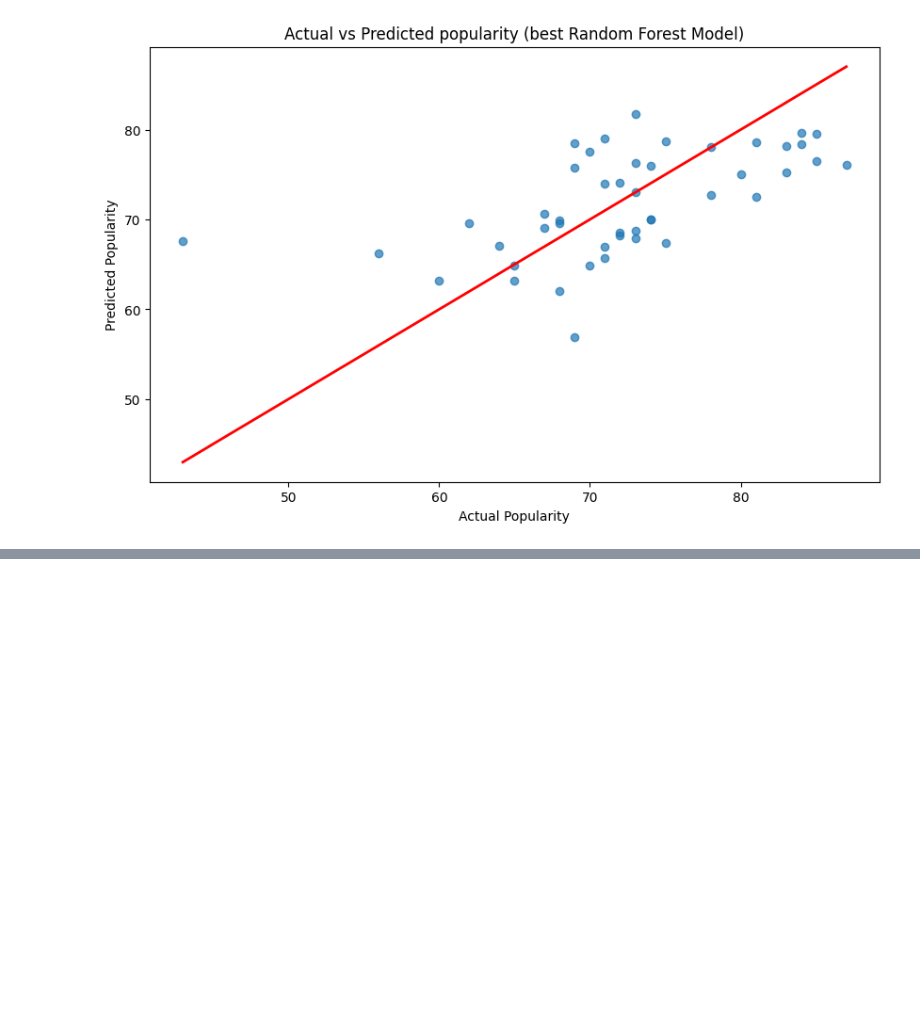
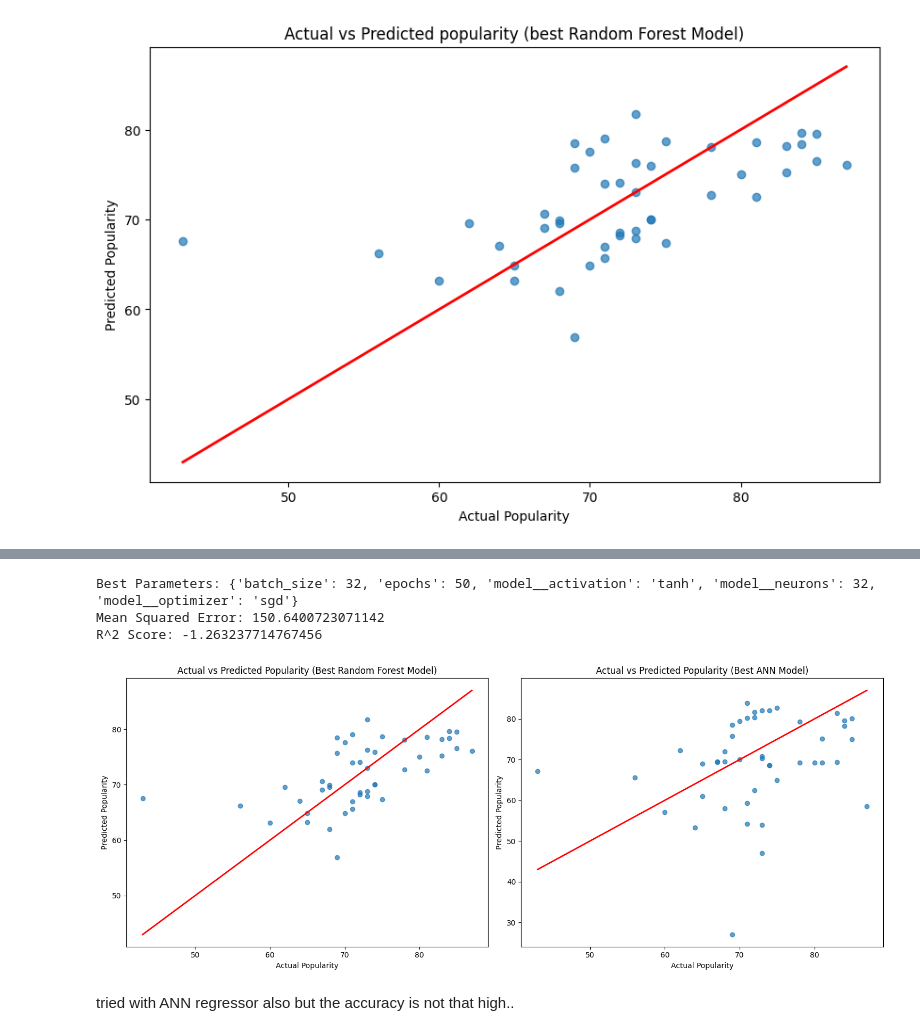
Before and after one commit to parjun585/ML_Regression-Projects-, a Jupyter notebook: Music Popularity Prediction/Music popularity predictions.ipynb, the cells around one changed output, grey strips where cells are left out. Drawn from its saved outputs; the diff is of its cells as text; code cells hidden in the pictures; blank space fills up the shorter version.

```diff
--- a/Music Popularity Prediction/Music popularity predictions.ipynb
+++ b/Music Popularity Prediction/Music popularity predictions.ipynb
@@ -211,0 +338,49 @@ plt.show()
+# %%
+bestparams = gridsearch_ann.best_params_
+best_ann_model = gridsearch_ann.best_estimator_
+
+# Make predictions
+y_pred_best_ann = best_ann_model.predict(X_test_scaled)
+
+# Optional: Evaluate the model
+mse = mean_squared_error(y_test, y_pred_best_ann)
+r2 = r2_score(y_test, y_pred_best_ann)
+
+print(f"Best Parameters: {bestparams}")
+print(f"Mean Squared Error: {mse}")
+print(f"R^2 Score: {r2}")
+# %% [output]
+Best Parameters: {'batch_size': 32, 'epochs': 50, 'model__activation': 'tanh', 'model__neurons': 32, 'model__optimizer': 'sgd'}
+Mean Squared Error: 150.6400723071142
+R^2 Score: -1.263237714767456
+# %%
+import matplotlib.pyplot as plt
+
+# Make predictions
+y_pred_best_rf = best_rf_model.predict(X_test_scaled)
+y_pred_best_ann = best_ann_model.predict(X_test_scaled)
+
+# Create subplots
+fig, axs = plt.subplots(1, 2, figsize=(15, 6))
+
+# Random Forest Model
+axs[0].scatter(y_test, y_pred_best_rf, alpha=0.7)
+axs[0].plot([min(y_test), max(y_test)], [min(y_test), max(y_test)], color='red', linewidth=2)
+axs[0].set_xlabel('Actual Popularity')
+axs[0].set_ylabel('Predicted Popularity')
+axs[0].set_title('Actual vs Predicted Popularity (Best Random Forest Model)')
+
+# ANN Model
+axs[1].scatter(y_test, y_pred_best_ann, alpha=0.7)
+axs[1].plot([min(y_test), max(y_test)], [min(y_test), max(y_test)], color='red', linewidth=2)
+axs[1].set_xlabel('Actual Popularity')
+axs[1].set_ylabel('Predicted Popularity')
+axs[1].set_title('Actual vs Predicted Popularity (Best ANN Model)')
+
+# Adjust layout
+plt.tight_layout()
+plt.show()
+# %% [output]
+[figure, added]
+# %% [markdown]
+tried with ANN regressor also but the accuracy is not that high..
```
Also changed, not shown: parts of 2 cells of this notebook.
